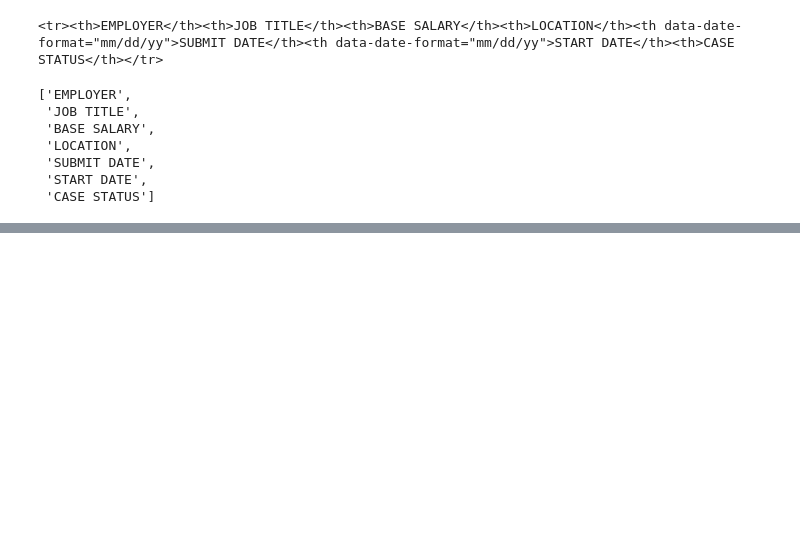
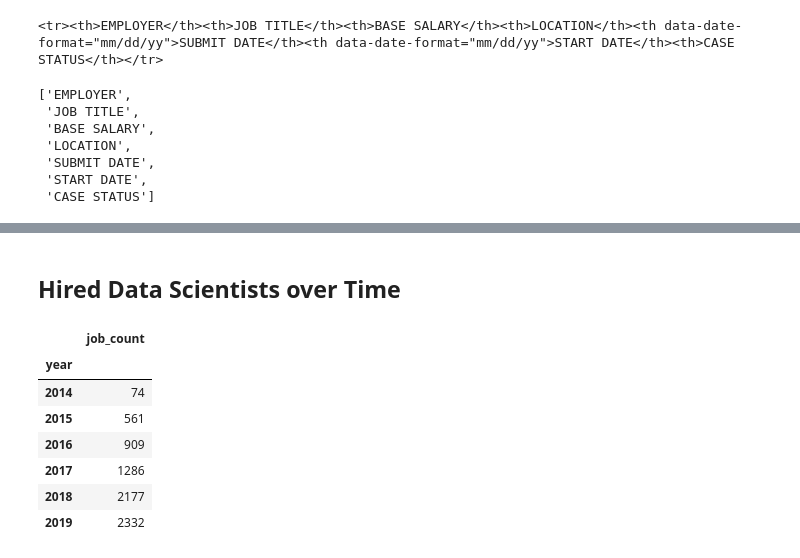
Before and after one commit to xhentilokaraj/data-science-salaries, a Jupyter notebook: Studying_Data_Science_Salaries.ipynb, the cells around one changed output, grey strips where cells are left out. Drawn from its saved outputs; the diff is of its cells as text; code cells hidden in the pictures; blank space fills up the shorter version.

```diff
--- a/Studying_Data_Science_Salaries.ipynb
+++ b/Studying_Data_Science_Salaries.ipynb
@@ -149,0 +151,15 @@ plt.show()
+# %% [markdown]
+## Hired Data Scientists over Time
+# %%
+count_hires = data_scientists.groupby('year')[['job_title']].count()
+count_hires = count_hires.rename(columns = {'job_title': 'job_count'})
+count_hires
+# %% [output]
+|  | job_count |
+| year |  |
+| 2014 | 74 |
+| 2015 | 561 |
+| 2016 | 909 |
+| 2017 | 1286 |
+| 2018 | 2177 |
+| 2019 | 2332 |
```
Also changed, not shown: parts of 31 cells of this notebook, 2 other files.
